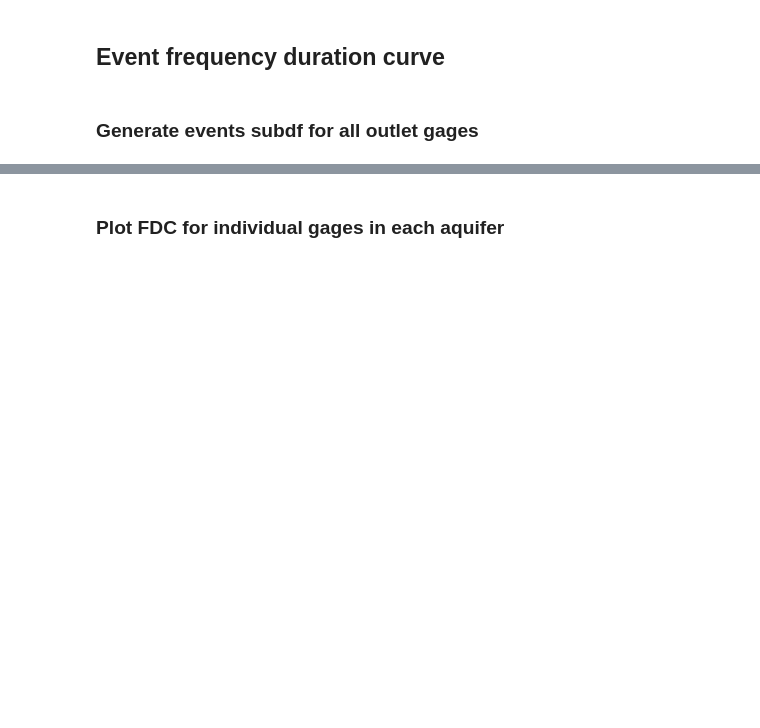
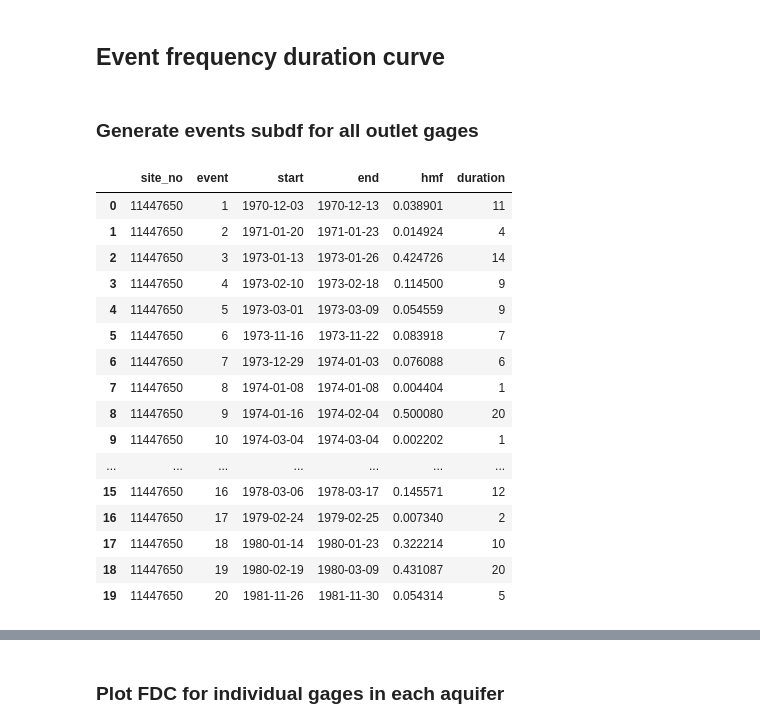
Before and after one commit to kondris/HighMagFlows_EPA_Project, a Jupyter notebook: figures.ipynb, the cells around one changed output, grey strips where cells are left out. Saved outputs shown, nothing was run; the diff lists cells and outputs as text; code cells hidden in the pictures; blank space fills up the shorter version.

```diff
--- a/figures.ipynb
+++ b/figures.ipynb
@@ -58,10 +58,3 @@ dfs_valid = {}
 for date_range in date_ranges:
     for percentile in percentiles:
         dfs_valid[f'{date_range}_{percentile}'] = dfs_metrics[f'{date_range}_{percentile}'][dfs_metrics[f'{date_range}_{percentile}']['valid'] == True]
-# %%
-date_range = '30'
-percentile = '90'
-col_list = ['annual_hmf', 'annual_duration', 'event_duration',
-               'event_hmf', 'inter_annual%', 'intra_annual', 'timing', 'within_aq']
-dfs_valid[f'{date_range}_{percentile}'][col_list].groupby('within_aq').mean()
-#dfs_valid[f'{date_range}_{percentile}']['within_aq'].unique()
@@ -273,18 +207,0 @@ col_list = ['annual_hmf', 'annual_duration', 'event_duration',
-# %%
-# Select average values by aquifer
-date_range = '50'
-percentile = '90'
-metric_list = ['annual_hmf', 'annual_duration', 'event_duration',
-               'event_hmf', 'inter_annual%', 'intra_annual', 'timing',
-              'jan_hmf', 'feb_hmf', 'mar_hmf', 'apr_hmf', 'may_hmf', 'jun_hmf', 'jul_hmf',
-               'aug_hmf', 'sep_hmf', 'oct_hmf', 'nov_hmf', 'dec_hmf',]
-data = {metric: [] for metric in metric_list}
-
-# Loop through each aq code and metric to calculate the average and store in the dictionary
-for aq in aq_codes_25:
-    for metric in metric_list:
-        avg = df_outlet_gages[f'{date_range}_{percentile}'][aq][metric].mean()
-        data[metric].append(avg)
-
-# Convert the dictionary to a DataFrame
-df_result = pd.DataFrame(data, index=aq_codes_25)
@@ -583,7 +423,7 @@ def events_subdf(site, date_range, quantile):
     date_threshold = pd.to_datetime(fn.DEFAULT_END).date() - timedelta(days=365.25 * date_range)
     df = df[df['datetime'].dt.date >= date_threshold]
 
-    threshold = fn.calc_threshold(df, (quantile / 100))
+    threshold = fn.calc_threshold(df, (int(quantile) / 100))
     _, hmf_series_cont = fn.filter_hmf(df, threshold)
     hmf_series_cont_cfs = fn.convert_hmf(hmf_series_cont, threshold)
 
@@ -631,13 +471,33 @@ def events_subdf(site, date_range, quantile):
             continue
 
     df_results = df_results.reset_index(drop=True)
-    return df_results, hmf_series_cont
+    return df_results#, hmf_series_cont
     #df_results.to_csv(f'events_subdf.csv')
 # %%
 # QA/QC for one gage
-df_results_test, df_test = events_subdf('11447650')
-#df_results_test
-subdf_test = df_test[(df_test['datetime'] > '2019-02-13') & (df_test['datetime'] < '2019-02-24')]
-subdf_test['00060_Mean'].sum()
+date_range = 50
+quantile = 90
+df_results_test, df_test = events_subdf('11447650', date_range, percentile)
+df_results_test[0:20]
+#subdf_test = df_test[(df_test['datetime'] > '2019-02-13') & (df_test['datetime'] < '2019-02-24')]
+#subdf_test['00060_Mean'].sum()
+# %% [output]
+|  | site_no | event | start | end | hmf | duration |
+| 0 | 11447650 | 1 | 1970-12-03 | 1970-12-13 | 0.038901 | 11 |
+| 1 | 11447650 | 2 | 1971-01-20 | 1971-01-23 | 0.014924 | 4 |
+| 2 | 11447650 | 3 | 1973-01-13 | 1973-01-26 | 0.424726 | 14 |
+| 3 | 11447650 | 4 | 1973-02-10 | 1973-02-18 | 0.114500 | 9 |
+| 4 | 11447650 | 5 | 1973-03-01 | 1973-03-09 | 0.054559 | 9 |
+| 5 | 11447650 | 6 | 1973-11-16 | 1973-11-22 | 0.083918 | 7 |
+| 6 | 11447650 | 7 | 1973-12-29 | 1974-01-03 | 0.076088 | 6 |
+| 7 | 11447650 | 8 | 1974-01-08 | 1974-01-08 | 0.004404 | 1 |
+| 8 | 11447650 | 9 | 1974-01-16 | 1974-02-04 | 0.500080 | 20 |
+| 9 | 11447650 | 10 | 1974-03-04 | 1974-03-04 | 0.002202 | 1 |
+| ... | ... | ... | ... | ... | ... | ... |
+| 15 | 11447650 | 16 | 1978-03-06 | 1978-03-17 | 0.145571 | 12 |
+| 16 | 11447650 | 17 | 1979-02-24 | 1979-02-25 | 0.007340 | 2 |
+| 17 | 11447650 | 18 | 1980-01-14 | 1980-01-23 | 0.322214 | 10 |
+| 18 | 11447650 | 19 | 1980-02-19 | 1980-03-09 | 0.431087 | 20 |
+| 19 | 11447650 | 20 | 1981-11-26 | 1981-11-30 | 0.054314 | 5 |
 # %%
 # Generate events subdf nested dictionary with each key for the aquifer, and nested keys for the gage number
```
Also changed, not shown: parts of 19 cells of this notebook, 31 other files.
